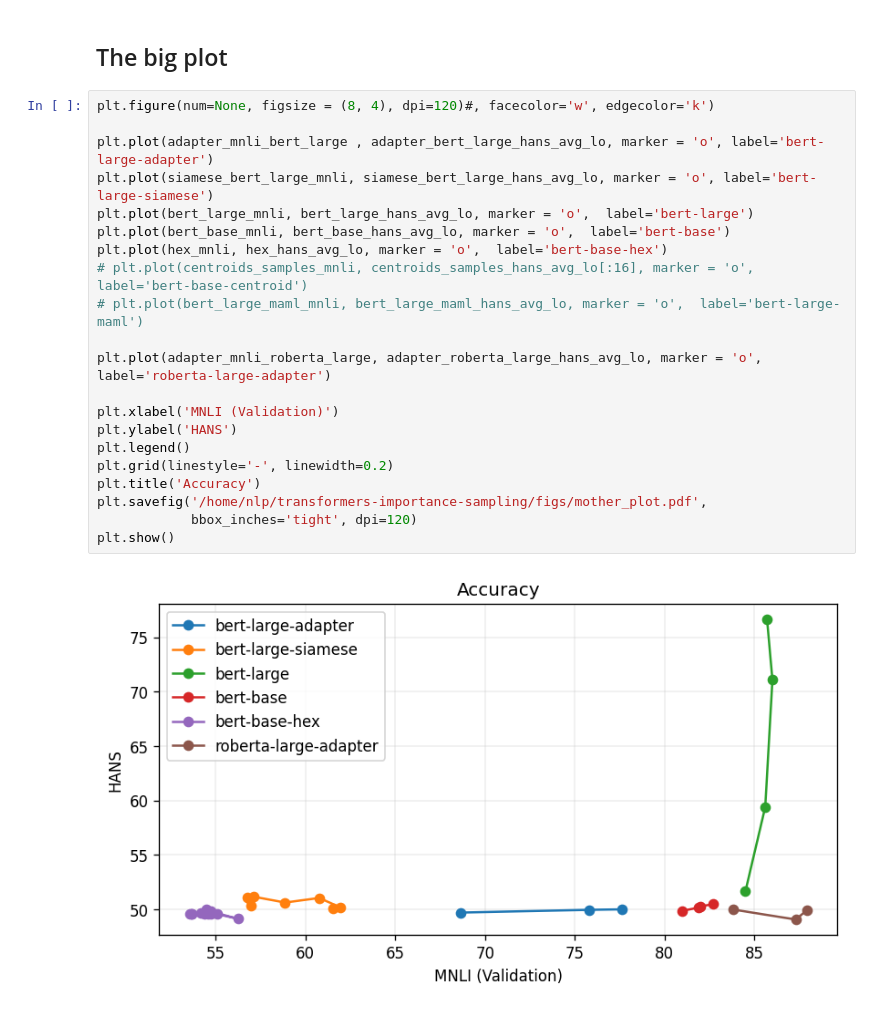
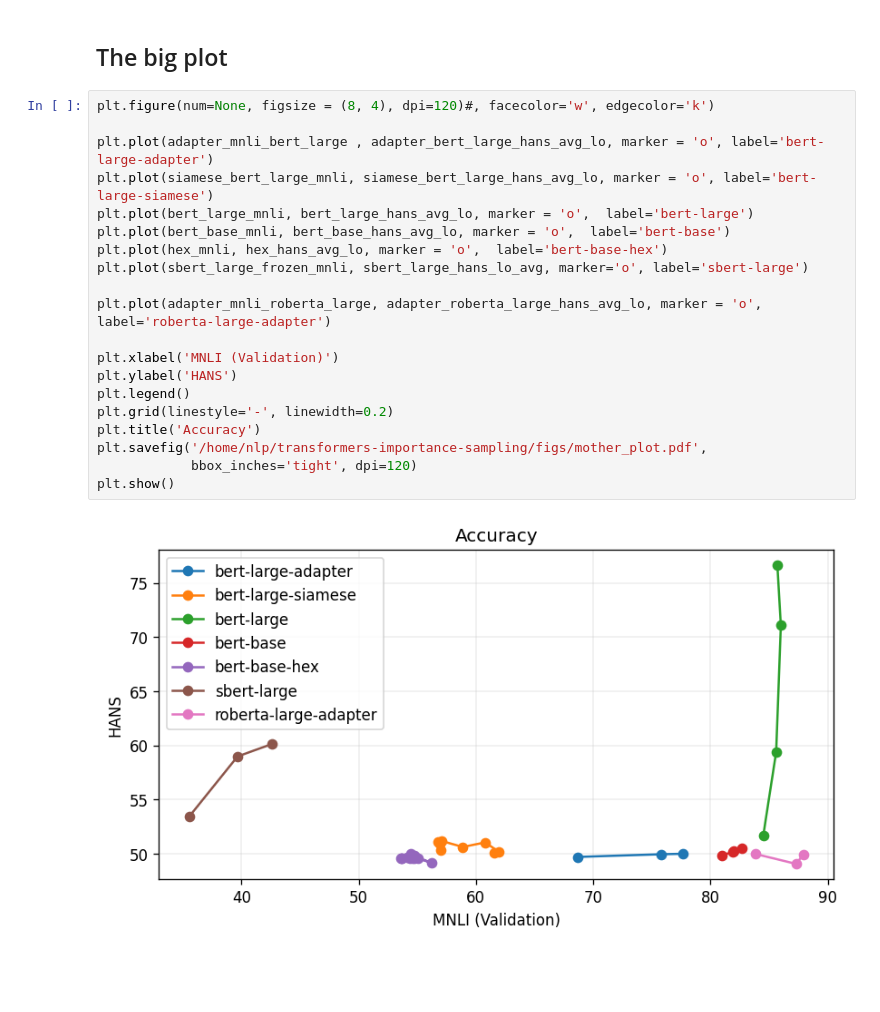
Before and after one commit to prajjwal1/generalize_lm_nli, a Jupyter notebook: nbs/graph_plots_paper.ipynb, the cells around one changed output. Saved outputs shown, nothing was run; the diff lists cells and outputs as text; blank space fills up the shorter version.

```diff
--- a/nbs/graph_plots_paper.ipynb
+++ b/nbs/graph_plots_paper.ipynb
@@ -1109,23 +1445,22 @@ plt.savefig('/home/nlp/transformers-importance-sampling/figs/bigger_smaller_mnli
 # %%
 plt.figure(num=None, figsize = (8, 4), dpi=120)#, facecolor='w', edgecolor='k')
 
 plt.plot(adapter_mnli_bert_large , adapter_bert_large_hans_avg_lo, marker = 'o', label='bert-large-adapter')
 plt.plot(siamese_bert_large_mnli, siamese_bert_large_hans_avg_lo, marker = 'o', label='bert-large-siamese')
 plt.plot(bert_large_mnli, bert_large_hans_avg_lo, marker = 'o',  label='bert-large')
 plt.plot(bert_base_mnli, bert_base_hans_avg_lo, marker = 'o',  label='bert-base')
 plt.plot(hex_mnli, hex_hans_avg_lo, marker = 'o',  label='bert-base-hex')
-# plt.plot(centroids_samples_mnli, centroids_samples_hans_avg_lo[:16], marker = 'o',  label='bert-base-centroid')
-# plt.plot(bert_large_maml_mnli, bert_large_maml_hans_avg_lo, marker = 'o',  label='bert-large-maml')
+plt.plot(sbert_large_frozen_mnli, sbert_large_hans_lo_avg, marker='o', label='sbert-large')
 
 plt.plot(adapter_mnli_roberta_large, adapter_roberta_large_hans_avg_lo, marker = 'o',  label='roberta-large-adapter')
 
 plt.xlabel('MNLI (Validation)')
 plt.ylabel('HANS')
 plt.legend()
 plt.grid(linestyle='-', linewidth=0.2)
 plt.title('Accuracy')
 plt.savefig('/home/nlp/transformers-importance-sampling/figs/mother_plot.pdf',
             bbox_inches='tight', dpi=120)
 plt.show()
 # %% [output]
-[figure, old version]
+[figure, new version]
```
Also changed, not shown: parts of 33 cells of this notebook, 43 other files.
